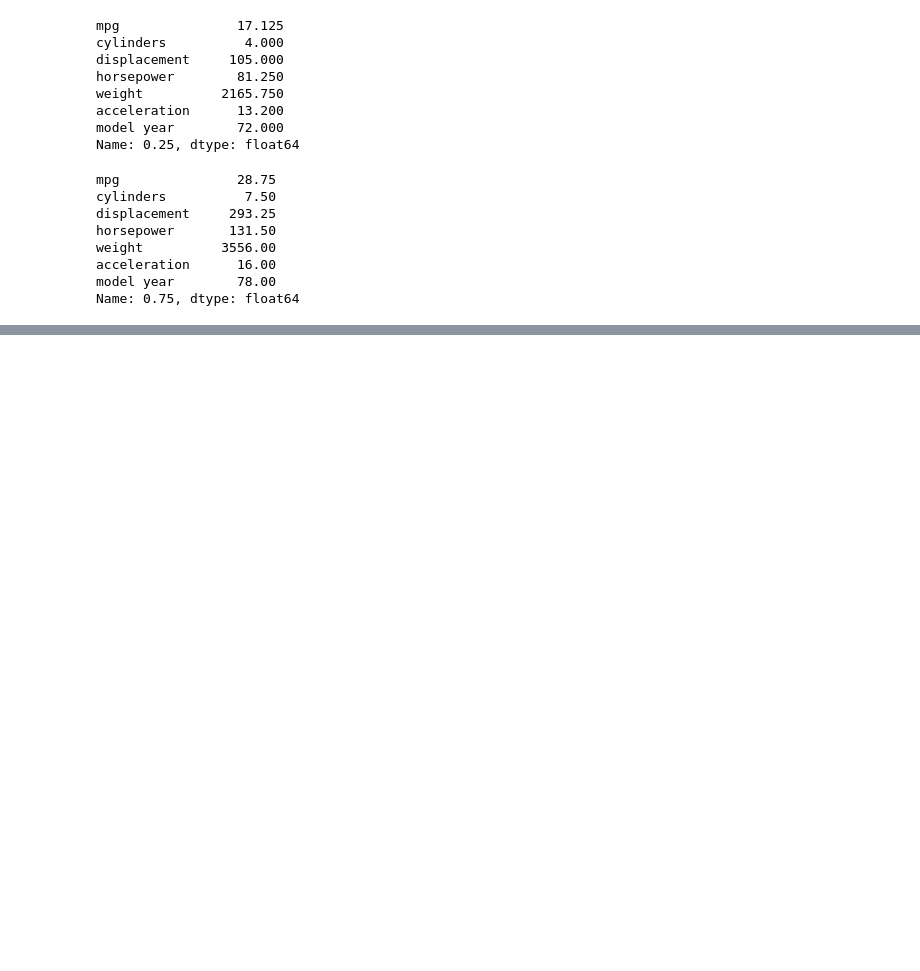
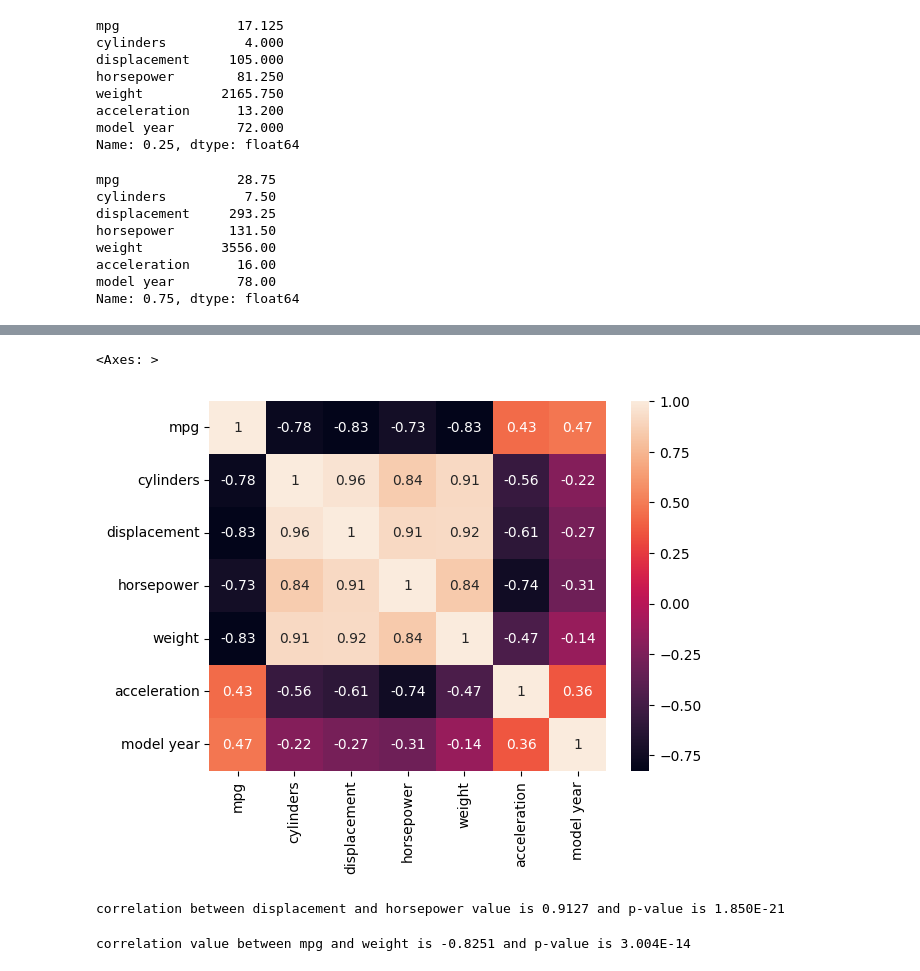
Before and after one commit to Takosaga/spring_24, a Jupyter notebook: data_mining/lab1/lab1.ipynb, the cells around one changed output, grey strips where cells are left out. Saved outputs shown, nothing was run; the diff lists cells and outputs as text; code cells hidden in the pictures; blank space fills up the shorter version.

Commit message:
feat: finished most graphs

```diff
--- a/data_mining/lab1/lab1.ipynb
+++ b/data_mining/lab1/lab1.ipynb
@@ -442,0 +441,5 @@ test.shape
+# %%
+# Using z-score for removing outliers
+z = np.abs(stats.zscore(auto_df[['mpg','cylinders','displacement','horsepower','weight','acceleration','model year']]))
+auto_clean = auto_df[(z<3).all(axis=1)]
+print('original shape:',auto_df.shape,'cleaned shaped:',auto_clean.shape)
@@ -442,0 +450,3 @@ test.shape
+# %%
+auto_clean_num = auto_clean.select_dtypes(include = ['float64', 'int64','float32', 'int32'])
+auto_clean_num.info()
@@ -442,0 +479,15 @@ test.shape
+# %%
+sns.heatmap(auto_clean_num.corr(), annot=True)
+# %% [output]
+<Axes: >
+[figure, added]
+# %%
+res=pearsonr(auto_clean_num["displacement"], auto_clean_num["horsepower"])
+print(f"correlation between displacement and horsepower value is {round(res[0],4)} and p-value is {res[1]:.3E}")
+# %% [output]
+correlation between displacement and horsepower value is 0.9127 and p-value is 1.850E-21
+# %%
+res=pearsonr(auto_clean_num["mpg"], auto_clean_num["weight"])
+print(f"correlation value between mpg and weight is {round(res[0],4)} and p-value is {res[1]:.3E}")
+# %% [output]
+correlation value between mpg and weight is -0.8251 and p-value is 3.004E-14
```
Also changed, not shown: parts of 12 cells of this notebook.
